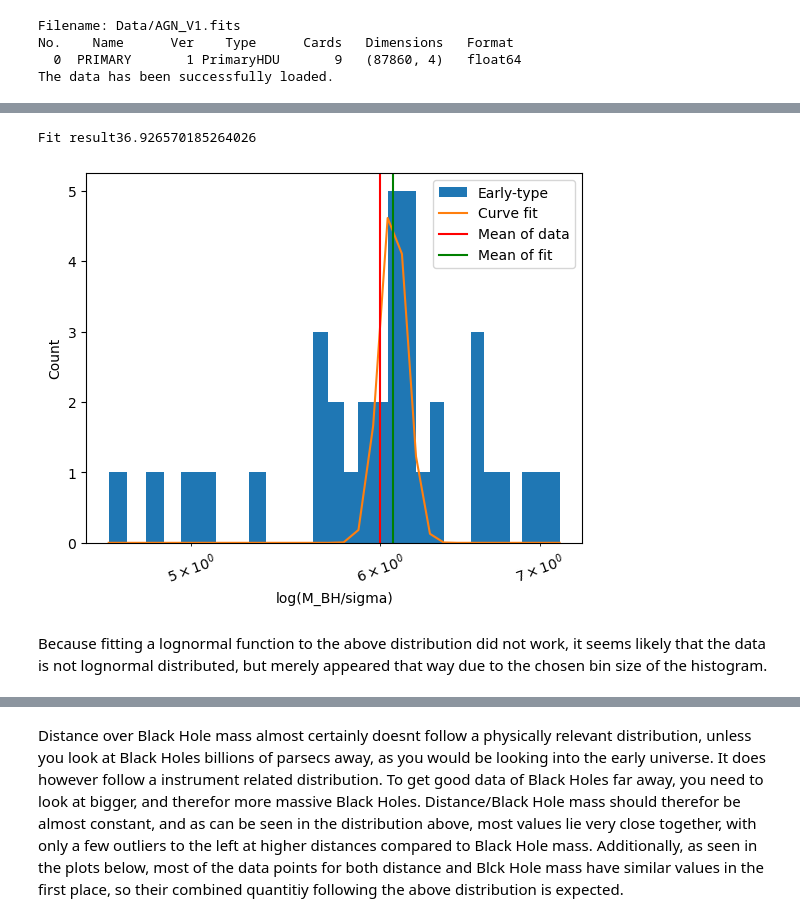
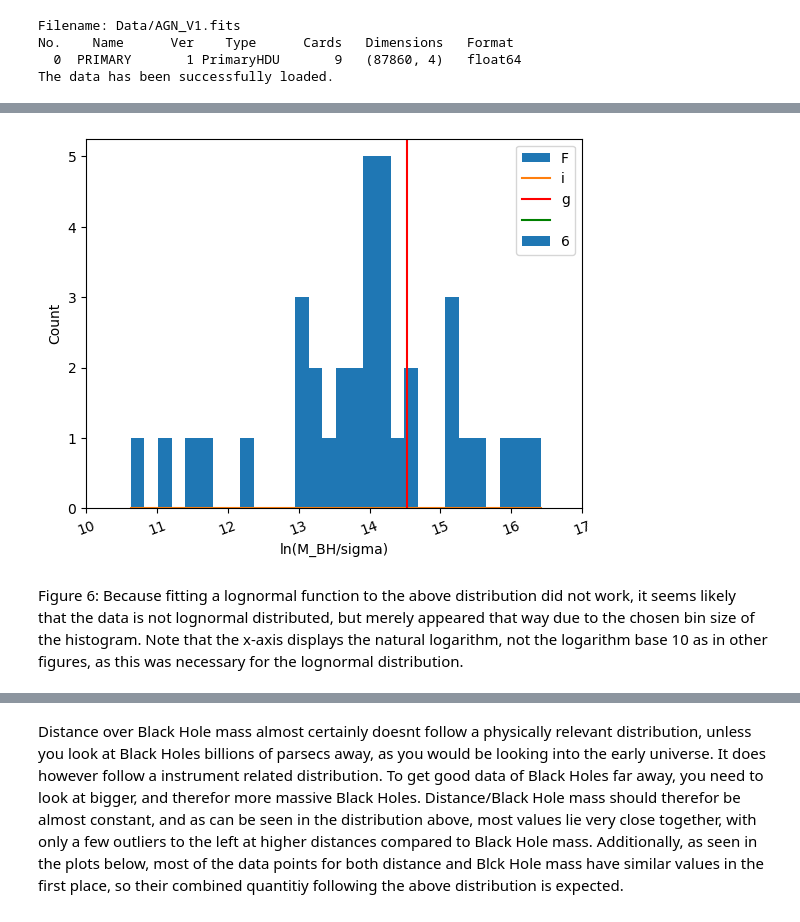
Before and after one commit to MonkeyTreeLover/M-Sigma-Relation, a Jupyter notebook: M_Sigma_Report_Neu.ipynb, the cells around one changed output, grey strips where cells are left out. Saved outputs shown, nothing was run; the diff lists cells and outputs as text; code cells hidden in the pictures.

```diff
--- a/M_Sigma_Report_Neu.ipynb
+++ b/M_Sigma_Report_Neu.ipynb
@@ -198,32 +201,34 @@ data = None
 # %%
 def logfunc(x, mu, sigma):
     return (1/((x)*np.sqrt(2*np.pi*(sigma**2))))*np.exp((-(np.log(x)-mu)**2)/(2*(sigma**2)))
 
 bins = 30
-plt.hist((np.log10(DATA_SET_N["Early"][1]/DATA_SET_N["Early"][0])), label = "Early-type", bins = bins)
-y_data, x_data = np.histogram(np.log10(DATA_SET_N["Early"][1]/DATA_SET_N["Early"][0]), bins = bins)
+plt.hist((np.log(DATA_SET_N["Early"][1]/DATA_SET_N["Early"][0])), label = "Early-type", bins = bins)
+y_data, x_data = np.histogram((DATA_SET_N["Early"][1]/DATA_SET_N["Early"][0]), bins = bins)
 
 popt, pcov = curve_fit(logfunc, x_data[:-1], y_data)
 
-plt.xscale("log")
+#plt.xscale("log")
 
-plt.plot((x_data), (logfunc(x_data, popt[0], popt[1])), label = "Curve fit")
-plt.axvline((np.average(a = x_data[:-1], weights = y_data)), color = "r", label = "Mean of data")
+plt.plot(np.log(x_data), (logfunc(x_data, popt[0], popt[1])), label = "Curve fit")
+plt.axvline(np.log(np.average(a = x_data[:-1], weights = y_data)), color = "r", label = "Mean of data")
 plt.axvline(np.exp(popt[0]), color = "g", label = "Mean of fit")
-
-#print(np.exp(2*popt[0]+(popt[1]**2))*(np.exp(popt[1])-1))
+#print(popt[0])
+#print(np.log(np.exp(2*popt[0]+(popt[1]**2))*(np.exp(popt[1])-1)))
 #print(np.exp(popt[1])**2)
-print(f"Fit result{np.exp(2*popt[0]+2*(popt[1]**2))}")
+#print(f"Fit result{np.exp(2*popt[0]+2*(popt[1]**2))}")
 
 plt.legend()
 plt.tick_params(axis = "x", which = "both", labelrotation = 20)
-plt.xlabel("log(M_BH/sigma)")
+plt.legend("Fig 6: Statistic of the data 1")
+plt.xlabel("ln(M_BH/sigma)")
 plt.ylabel("Count")
+plt.xlim(10, 17)
 
 
 plt.show()
+#print(np.log(np.average(a = x_data[:-1], weights = y_data)))
 # %% [output]
-Fit result36.926570185264026
-[figure, old version]
+[figure, new version]
 # %% [markdown]
-Because fitting a lognormal function to the above distribution did not work, it seems likely that the data is not lognormal distributed, but merely appeared that way due to the chosen bin size of the histogram.
+Figure 6: Because fitting a lognormal function to the above distribution did not work, it seems likely that the data is not lognormal distributed, but merely appeared that way due to the chosen bin size of the histogram. Note that the x-axis displays the natural logarithm, not the logarithm base 10 as in other figures, as this was necessary for the lognormal distribution.
```
Also changed, not shown: parts of 25 cells of this notebook.
